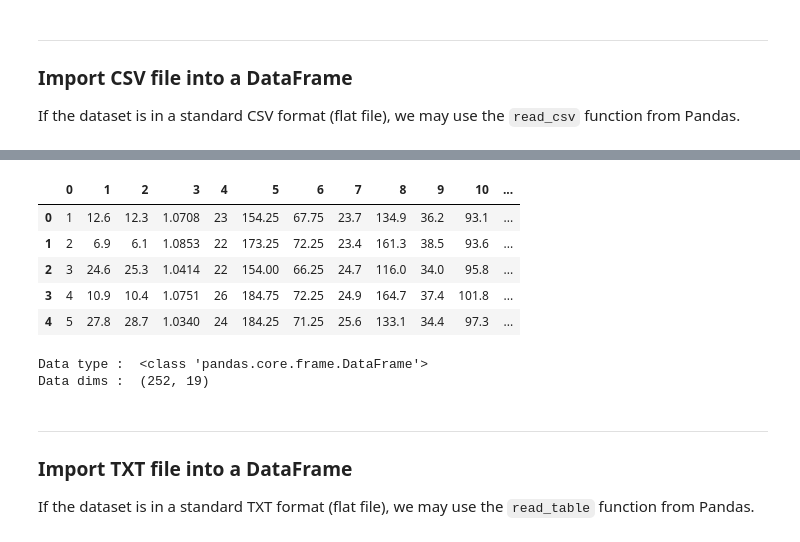
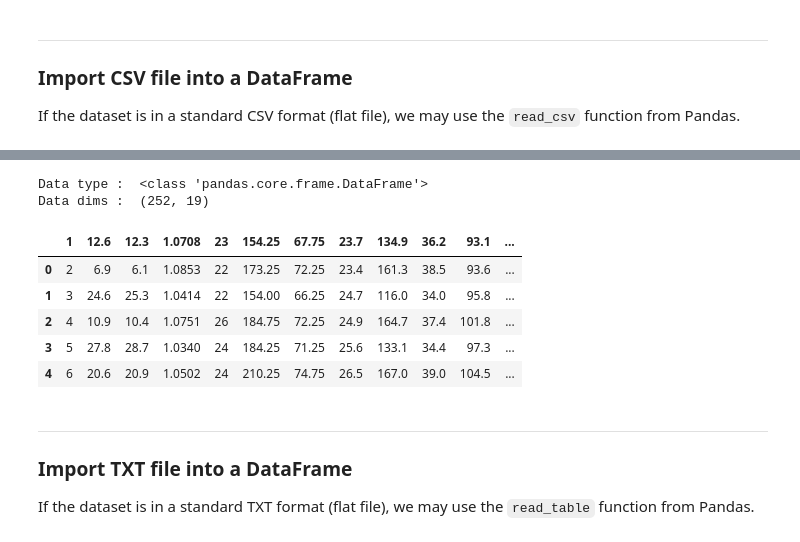
Before and after one commit to itsjunwei/IE0005-2026, a Jupyter notebook: Week1/M1 DataAcquisition_r1.ipynb, the cells around one changed output, grey strips where cells are left out. Saved outputs shown, nothing was run; the diff lists cells and outputs as text; code cells hidden in the pictures.

```diff
--- a/Week1/M1 DataAcquisition.ipynb
+++ b/Week1/M1 DataAcquisition_r1.ipynb
@@ -73,19 +107,22 @@ If the dataset is in a standard CSV format (flat file), we may use the `read_csv
+# %%
+print("Data type : ", type(csv_data))
+print("Data dims : ", csv_data.shape) # 252 Rows, 19 Columsn
+# %% [output]
+Data type :  <class 'pandas.core.frame.DataFrame'>
+Data dims :  (252, 19)
 # %%
-csv_data = pd.read_csv('data/somedata.csv', header = None)
+"""
+Demonstration of not using header=None
+"""
+csv_data = pd.read_csv('data/somedata.csv')
 csv_data.head()
 # %% [output]
-|  | 0 | 1 | 2 | 3 | 4 | 5 | 6 | 7 | 8 | 9 | 10 | ... |
-| 0 | 1 | 12.6 | 12.3 | 1.0708 | 23 | 154.25 | 67.75 | 23.7 | 134.9 | 36.2 | 93.1 | ... |
-| 1 | 2 | 6.9 | 6.1 | 1.0853 | 22 | 173.25 | 72.25 | 23.4 | 161.3 | 38.5 | 93.6 | ... |
-| 2 | 3 | 24.6 | 25.3 | 1.0414 | 22 | 154.00 | 66.25 | 24.7 | 116.0 | 34.0 | 95.8 | ... |
-| 3 | 4 | 10.9 | 10.4 | 1.0751 | 26 | 184.75 | 72.25 | 24.9 | 164.7 | 37.4 | 101.8 | ... |
-| 4 | 5 | 27.8 | 28.7 | 1.0340 | 24 | 184.25 | 71.25 | 25.6 | 133.1 | 34.4 | 97.3 | ... |
+|  | 1 | 12.6 | 12.3 | 1.0708 | 23 | 154.25 | 67.75 | 23.7 | 134.9 | 36.2 | 93.1 | ... |
+| 0 | 2 | 6.9 | 6.1 | 1.0853 | 22 | 173.25 | 72.25 | 23.4 | 161.3 | 38.5 | 93.6 | ... |
+| 1 | 3 | 24.6 | 25.3 | 1.0414 | 22 | 154.00 | 66.25 | 24.7 | 116.0 | 34.0 | 95.8 | ... |
+| 2 | 4 | 10.9 | 10.4 | 1.0751 | 26 | 184.75 | 72.25 | 24.9 | 164.7 | 37.4 | 101.8 | ... |
+| 3 | 5 | 27.8 | 28.7 | 1.0340 | 24 | 184.25 | 71.25 | 25.6 | 133.1 | 34.4 | 97.3 | ... |
+| 4 | 6 | 20.6 | 20.9 | 1.0502 | 24 | 210.25 | 74.75 | 26.5 | 167.0 | 39.0 | 104.5 | ... |
-# %%
-print("Data type : ", type(csv_data))
-print("Data dims : ", csv_data.shape)
-# %% [output]
-Data type :  <class 'pandas.core.frame.DataFrame'>
-Data dims :  (252, 19)
 # %% [markdown]
 ---
 
```
Also changed, not shown: parts of 23 cells of this notebook, 1 other file.
